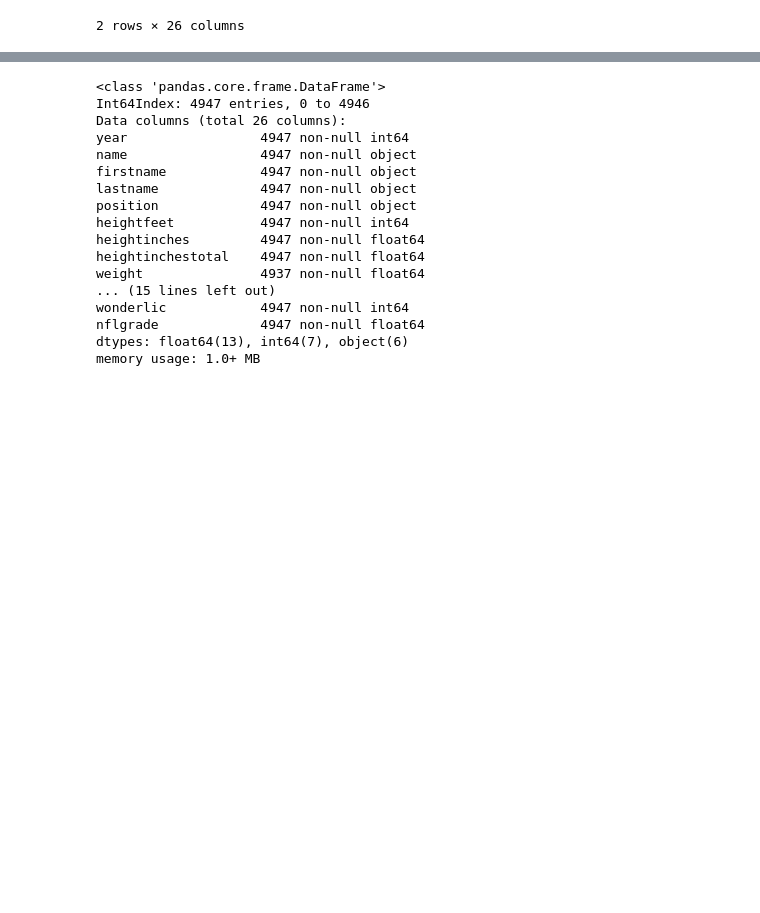
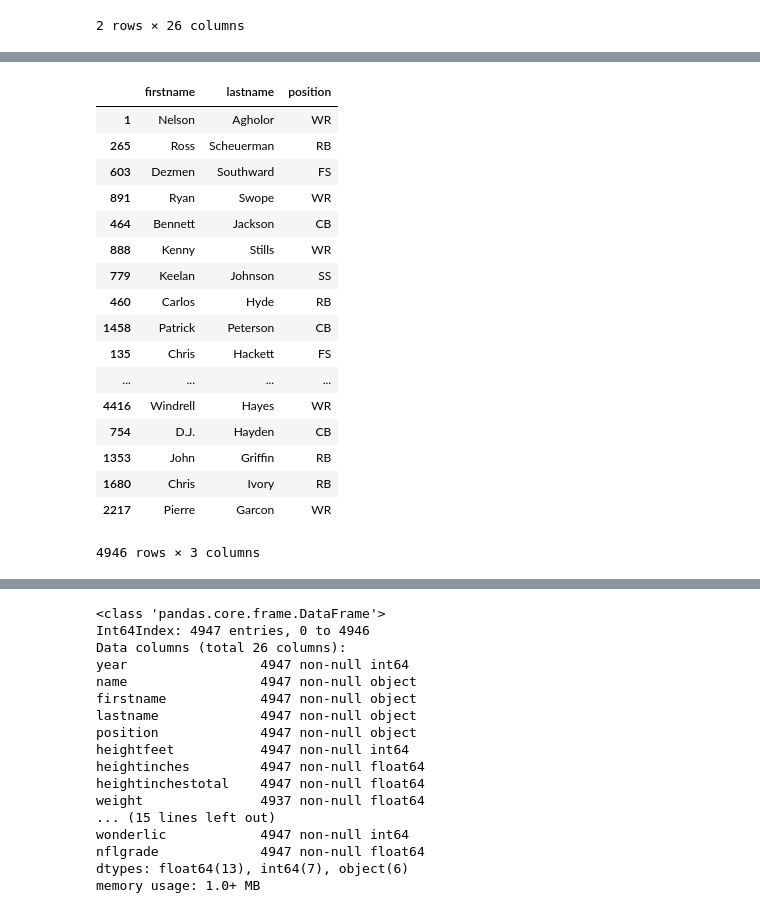
Before and after one commit to poonamrath/DAT_SF_18, a Jupyter notebook: labs/PR_Lab_03_Data_Cleaning_with_Pandas.ipynb, the cells around one changed output, grey strips where cells are left out. Cells and saved outputs as stored; diff of their text form; code cells hidden in the pictures; blank space fills up the shorter version.

```diff
--- a/labs/PR_Lab_03_Data_Cleaning_with_Pandas.ipynb
+++ b/labs/PR_Lab_03_Data_Cleaning_with_Pandas.ipynb
@@ -22,0 +86,22 @@ df.head(2)
+# %%
+test2_df.ix[2:4,2:5]
+test2_df.sort('heightinches').iloc[:,2:5] ##iloc will use the relative index
+# %% [output]
+|  | firstname | lastname | position |
+| 1 | Nelson | Agholor | WR |
+| 265 | Ross | Scheuerman | RB |
+| 603 | Dezmen | Southward | FS |
+| 891 | Ryan | Swope | WR |
+| 464 | Bennett | Jackson | CB |
+| 888 | Kenny | Stills | WR |
+| 779 | Keelan | Johnson | SS |
+| 460 | Carlos | Hyde | RB |
+| 1458 | Patrick | Peterson | CB |
+| 135 | Chris | Hackett | FS |
+| ... | ... | ... | ... |
+| 4416 | Windrell | Hayes | WR |
+| 754 | D.J. | Hayden | CB |
+| 1353 | John | Griffin | RB |
+| 1680 | Chris | Ivory | RB |
+| 2217 | Pierre | Garcon | WR |
+4946 rows × 3 columns
```
Also changed, not shown: parts of 7 cells of this notebook, 2 other files.
